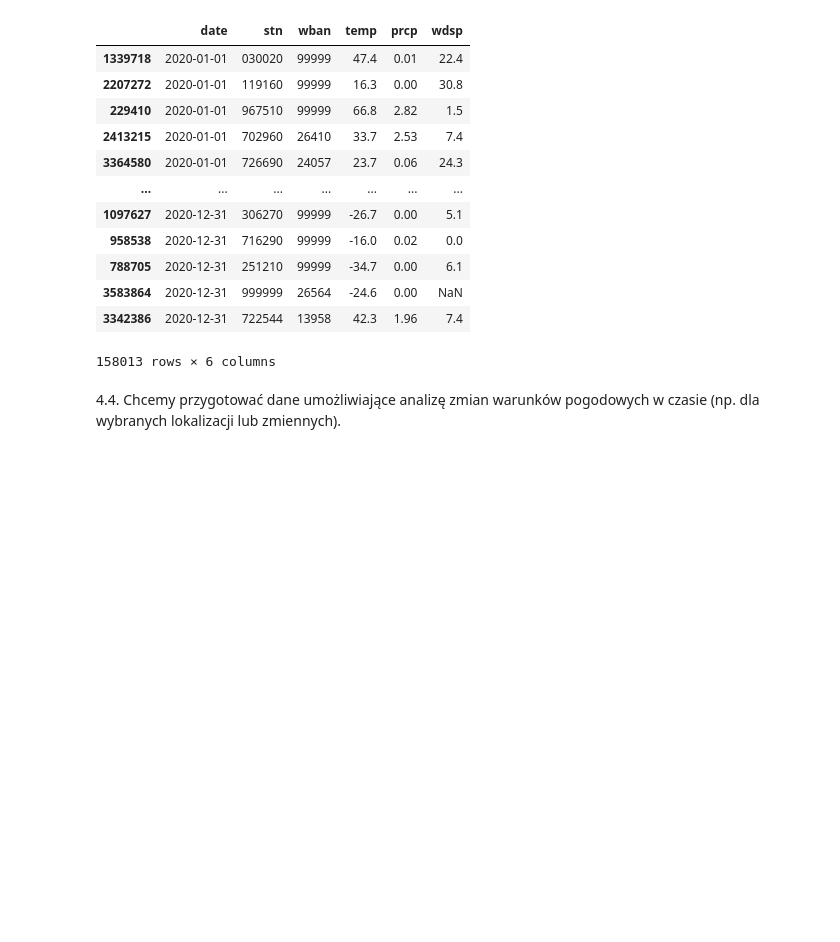
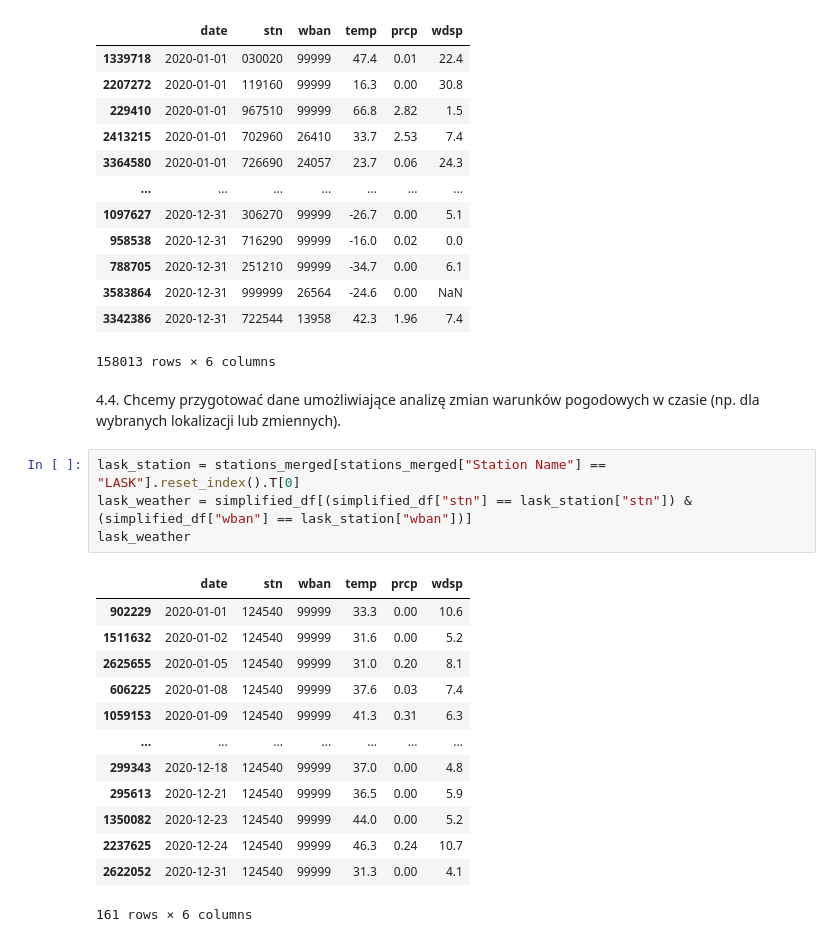
Before and after one commit to igoro00/pdzd, a Jupyter notebook: main.ipynb, the cells around one changed output. Cells and saved outputs as stored; diff of their text form; blank space fills up the shorter version.

```diff
--- a/main.ipynb
+++ b/main.ipynb
@@ -280,3 +280,21 @@ extreme_records
 158013 rows × 6 columns
 # %% [markdown]
 4.4. Chcemy przygotować dane umożliwiające analizę zmian warunków pogodowych w czasie (np. dla wybranych lokalizacji lub zmiennych).
+# %%
+lask_station = stations_merged[stations_merged["Station Name"] == "LASK"].reset_index().T[0]
+lask_weather = simplified_df[(simplified_df["stn"] == lask_station["stn"]) & (simplified_df["wban"] == lask_station["wban"])]
+lask_weather
+# %% [output]
+|  | date | stn | wban | temp | prcp | wdsp |
+| 902229 | 2020-01-01 | 124540 | 99999 | 33.3 | 0.00 | 10.6 |
+| 1511632 | 2020-01-02 | 124540 | 99999 | 31.6 | 0.00 | 5.2 |
+| 2625655 | 2020-01-05 | 124540 | 99999 | 31.0 | 0.20 | 8.1 |
+| 606225 | 2020-01-08 | 124540 | 99999 | 37.6 | 0.03 | 7.4 |
+| 1059153 | 2020-01-09 | 124540 | 99999 | 41.3 | 0.31 | 6.3 |
+| ... | ... | ... | ... | ... | ... | ... |
+| 299343 | 2020-12-18 | 124540 | 99999 | 37.0 | 0.00 | 4.8 |
+| 295613 | 2020-12-21 | 124540 | 99999 | 36.5 | 0.00 | 5.9 |
+| 1350082 | 2020-12-23 | 124540 | 99999 | 44.0 | 0.00 | 5.2 |
+| 2237625 | 2020-12-24 | 124540 | 99999 | 46.3 | 0.24 | 10.7 |
+| 2622052 | 2020-12-31 | 124540 | 99999 | 31.3 | 0.00 | 4.1 |
+161 rows × 6 columns
```
Also changed, not shown: parts of 2 cells of this notebook.
